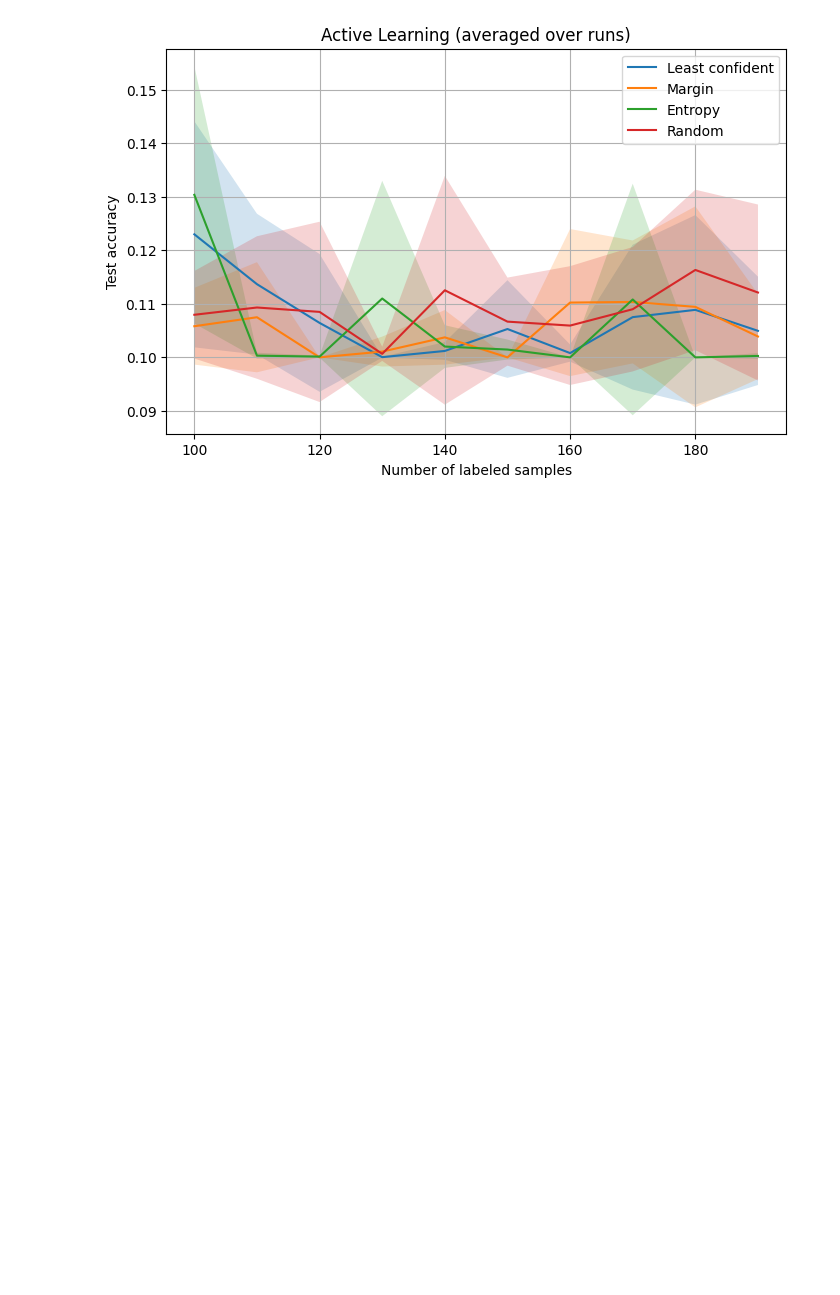
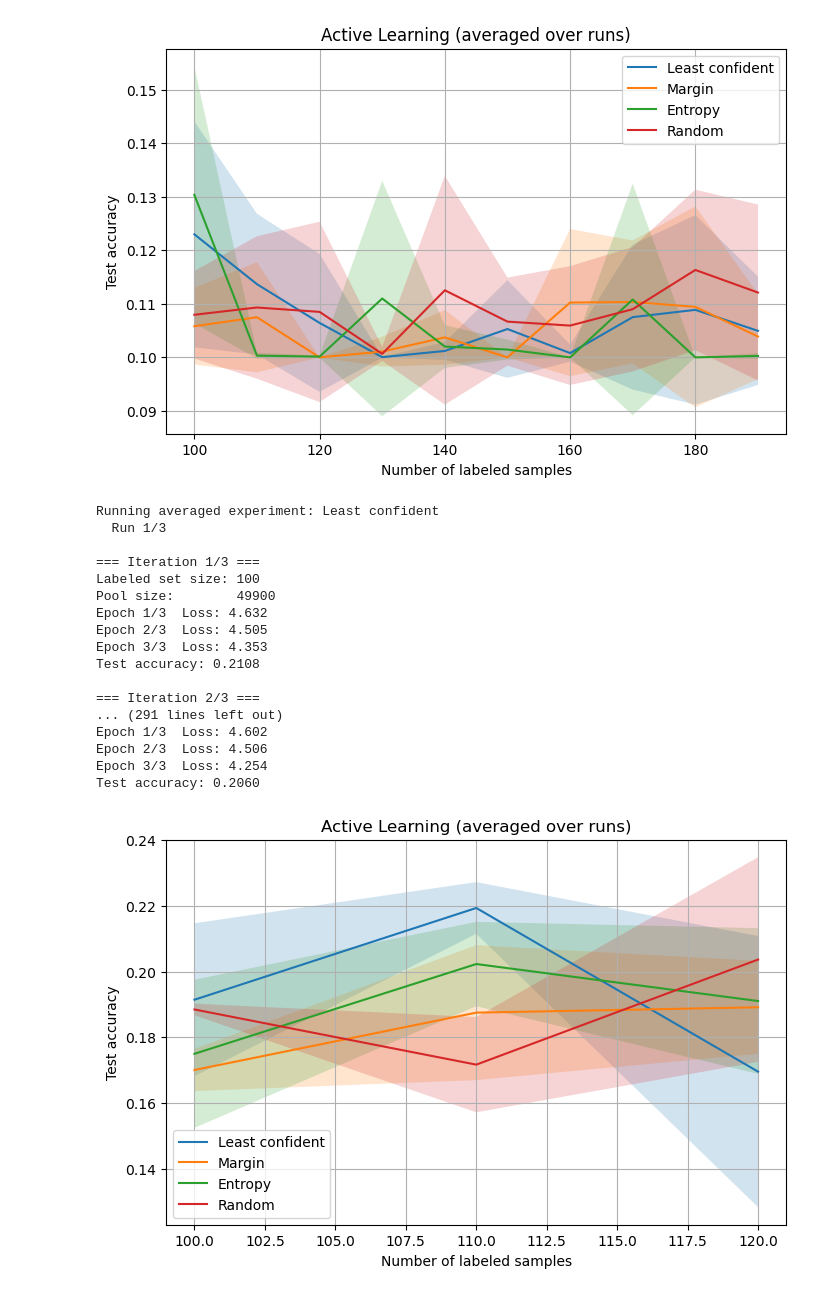
Before and after one commit to IngeborgMargrethe/License-labeling, a Jupyter notebook: uncertainty.ipynb, the cells around one changed output. Cells and saved outputs as stored; diff of their text form; code cells hidden in the pictures; blank space fills up the shorter version.

```diff
--- a/uncertainty.ipynb
+++ b/uncertainty.ipynb
@@ -234,7 +234,7 @@ import matplotlib.pyplot as plt
 from active_learning import run_active_learning
 
 # Settings
-n_avg = 5          # start small (e.g. 5), increase later (e.g. 20+)
+n_avg = 3          # start small (e.g. 5), increase later (e.g. 20+)
 n_iterations = 3
 
 common_kwargs = dict(
@@ -243,7 +243,7 @@ common_kwargs = dict(
     n_iterations=n_iterations,
     query_size=10,
     batch_size=64,
-    epochs=5,
+    epochs=3,
     lr=1e-3,
 )
 
@@ -270,30 +270,49 @@ for name, settings in experiments.items():
             seed=i   # IMPORTANT: different seed each run
         )
 
         all_scores.append(scores)
 
     all_scores = np.array(all_scores)
 
     results[name] = {
         "mean": all_scores.mean(axis=0),
         "std": all_scores.std(axis=0),
         "labeled_sizes": labeled_sizes
     }
 
 
 plt.figure(figsize=(8, 5))
 
 for name, res in results.items():
     mean = res["mean"]
     std = res["std"]
     x = res["labeled_sizes"]
 
     plt.plot(x, mean, label=name)
     plt.fill_between(x, mean - std, mean + std, alpha=0.2)
 
 plt.xlabel("Number of labeled samples")
 plt.ylabel("Test accuracy")
 plt.title("Active Learning (averaged over runs)")
 plt.legend()
 plt.grid(True)
 plt.show()
+# %% [output]
+Running averaged experiment: Least confident
+  Run 1/3
+
+=== Iteration 1/3 ===
+Labeled set size: 100
+Pool size:        49900
+Epoch 1/3  Loss: 4.632
+Epoch 2/3  Loss: 4.505
+Epoch 3/3  Loss: 4.353
+Test accuracy: 0.2108
+
+=== Iteration 2/3 ===
+... (291 lines left out)
+Epoch 1/3  Loss: 4.602
+Epoch 2/3  Loss: 4.506
+Epoch 3/3  Loss: 4.254
+Test accuracy: 0.2060
+[figure, added]
```
Also changed, not shown: parts of 8 cells of this notebook, 2 other files.
